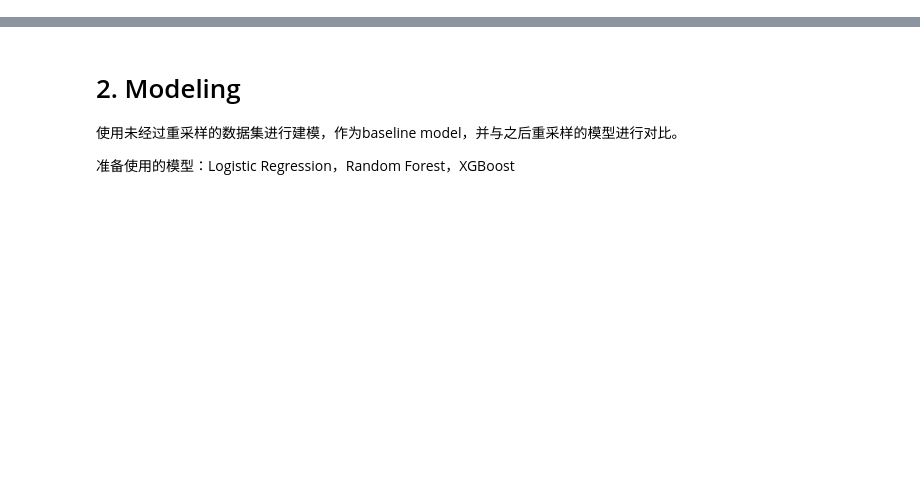
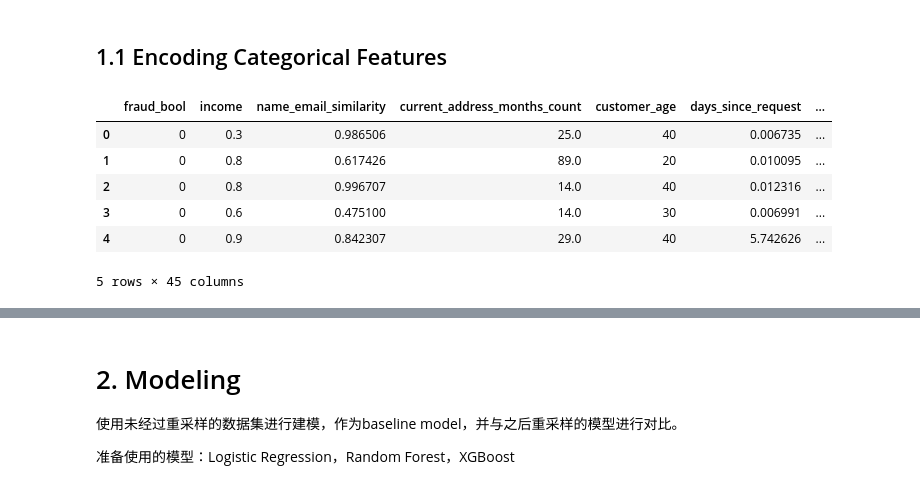
Before and after one commit to Slliki/BankFraudDetection, a Jupyter notebook: Base_Modeling.ipynb, the cells around one changed output, grey strips where cells are left out. Cells and saved outputs as stored; diff of their text form; code cells hidden in the pictures; blank space fills up the shorter version.

```diff
--- a/Base_Modeling.ipynb
+++ b/Base_Modeling.ipynb
@@ -45,0 +71,34 @@ y_train = train_set['fraud_bool']
+# %% [markdown]
+## 1.1 Encoding Categorical Features
+# %%
+base = pd.read_csv('datasets/processed_base.csv')  # no missing values. dropped 3 cols
+# %%
+# one-hot encoding
+def one_hot_encoding(data):
+    # 需要进行One-Hot Encoding的分类变量
+    categorical_features = ['payment_type', 'employment_status', 'housing_status', 'source', 'device_os']
+
+    # 使用pd.get_dummies进行One-Hot Encoding
+    # drop_first=True表示删除第一个类别，避免多重共线性,同时避免引入不必要的特征并且保留了所有信息
+    # 此时先用False保留所有特征，后续建立模型时候可以选择drop_first=True来避免多重共线性并减少特征数量
+    data_encoded = pd.get_dummies(data, columns=categorical_features,drop_first=True)
+
+    # 找出新生成的 One-Hot 编码列
+    encoded_columns = data_encoded.columns.difference(data.columns)
+
+    # 将 One-Hot 编码列转换为整数类型
+    data_encoded[encoded_columns] = data_encoded[encoded_columns].astype(int)
+
+    return data_encoded
+
+# 示例预处理
+df = one_hot_encoding(base)
+df.head()
+# %% [output]
+|  | fraud_bool | income | name_email_similarity | current_address_months_count | customer_age | days_since_request | ... |
+| 0 | 0 | 0.3 | 0.986506 | 25.0 | 40 | 0.006735 | ... |
+| 1 | 0 | 0.8 | 0.617426 | 89.0 | 20 | 0.010095 | ... |
+| 2 | 0 | 0.8 | 0.996707 | 14.0 | 40 | 0.012316 | ... |
+| 3 | 0 | 0.6 | 0.475100 | 14.0 | 30 | 0.006991 | ... |
+| 4 | 0 | 0.9 | 0.842307 | 29.0 | 40 | 5.742626 | ... |
+5 rows × 45 columns
```
Also changed, not shown: parts of 28 cells of this notebook, 2 other files.
